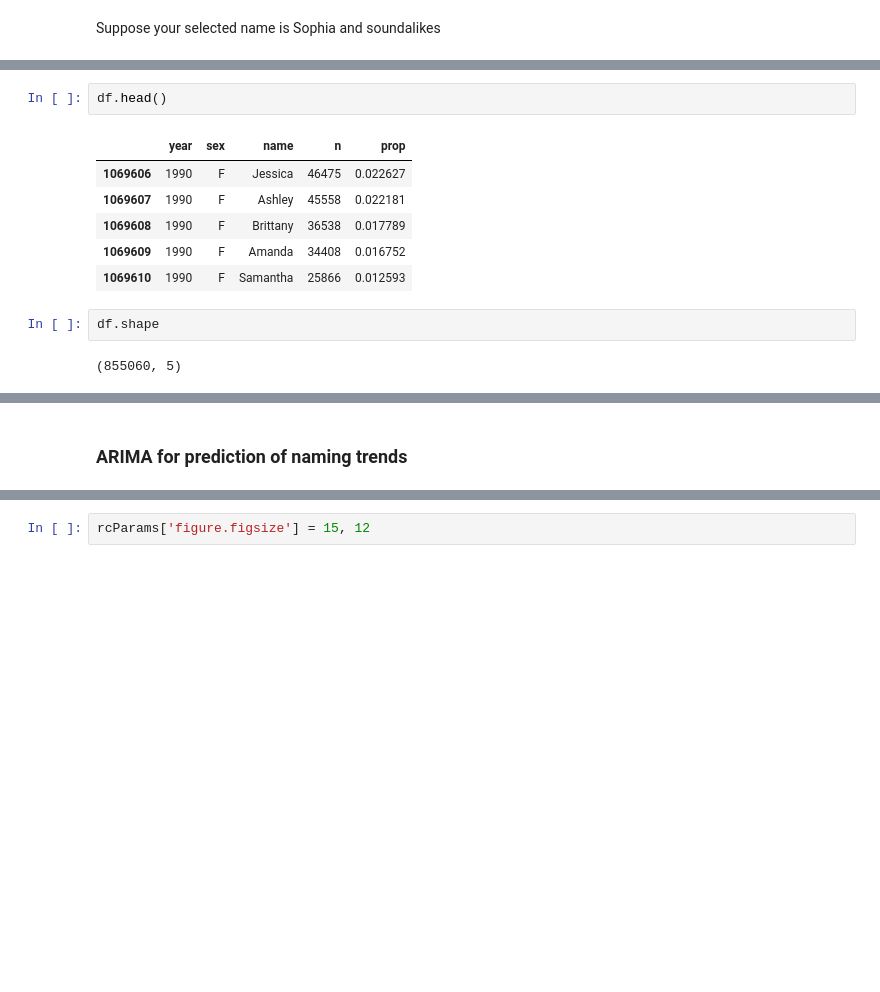
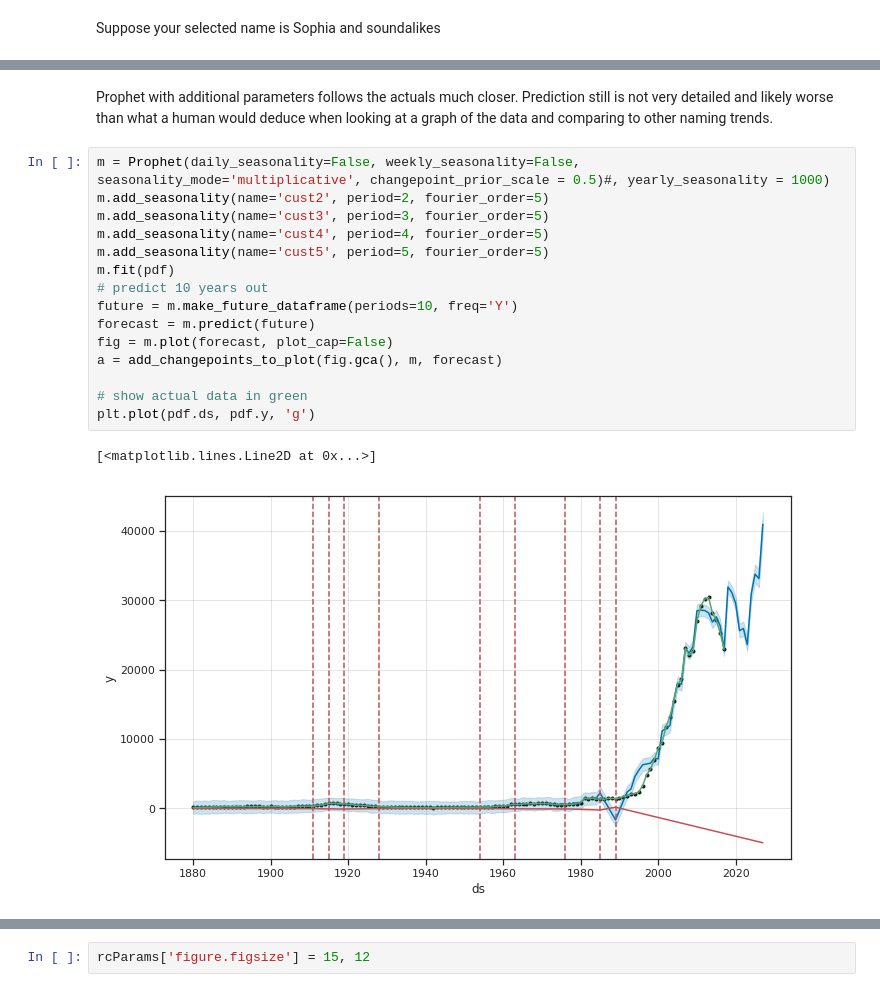
Before and after one commit to magic-lantern/forecasting, a Jupyter notebook: baby_name_analysis.ipynb, the cells around one changed output, grey strips where cells are left out. Saved outputs shown, nothing was run; the diff lists cells and outputs as text; blank space fills up the shorter version.

```diff
--- a/baby_name_analysis.ipynb
+++ b/baby_name_analysis.ipynb
@@ -160,17 +177,22 @@ fig = m.plot_components(forecast)
-# %%
-df.head()
-# %% [output]
-|  | year | sex | name | n | prop |
-| 1069606 | 1990 | F | Jessica | 46475 | 0.022627 |
-| 1069607 | 1990 | F | Ashley | 45558 | 0.022181 |
-| 1069608 | 1990 | F | Brittany | 36538 | 0.017789 |
-| 1069609 | 1990 | F | Amanda | 34408 | 0.016752 |
-| 1069610 | 1990 | F | Samantha | 25866 | 0.012593 |
-# %%
-df.shape
-# %% [output]
-(855060, 5)
+# %% [markdown]
+Prophet with additional parameters follows the actuals much closer. Prediction still is not very detailed and likely worse than what a human would deduce when looking at a graph of the data and comparing to other naming trends.
+# %%
+m = Prophet(daily_seasonality=False, weekly_seasonality=False, seasonality_mode='multiplicative', changepoint_prior_scale = 0.5)#, yearly_seasonality = 1000)
+m.add_seasonality(name='cust2', period=2, fourier_order=5)
+m.add_seasonality(name='cust3', period=3, fourier_order=5)
+m.add_seasonality(name='cust4', period=4, fourier_order=5)
+m.add_seasonality(name='cust5', period=5, fourier_order=5)
+m.fit(pdf)
+# predict 10 years out
+future = m.make_future_dataframe(periods=10, freq='Y')
+forecast = m.predict(future)
+fig = m.plot(forecast, plot_cap=False)
+a = add_changepoints_to_plot(fig.gca(), m, forecast)
+
+# show actual data in green
+plt.plot(pdf.ds, pdf.y, 'g')
+# %% [output]
+[<matplotlib.lines.Line2D at 0x...>]
+[figure, added]
 # %% [markdown]
 <a id='arima'></a>
-# %% [markdown]
-### ARIMA for prediction of naming trends
```
Also changed, not shown: parts of 48 cells of this notebook, 1 other file.
